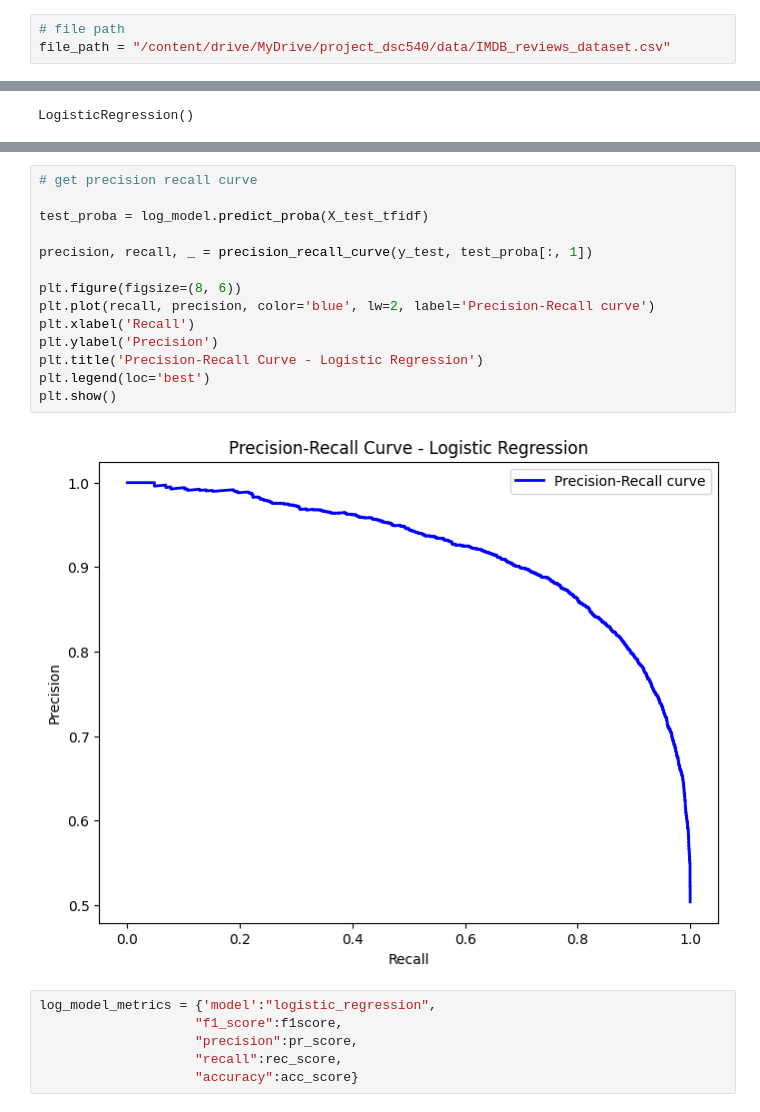
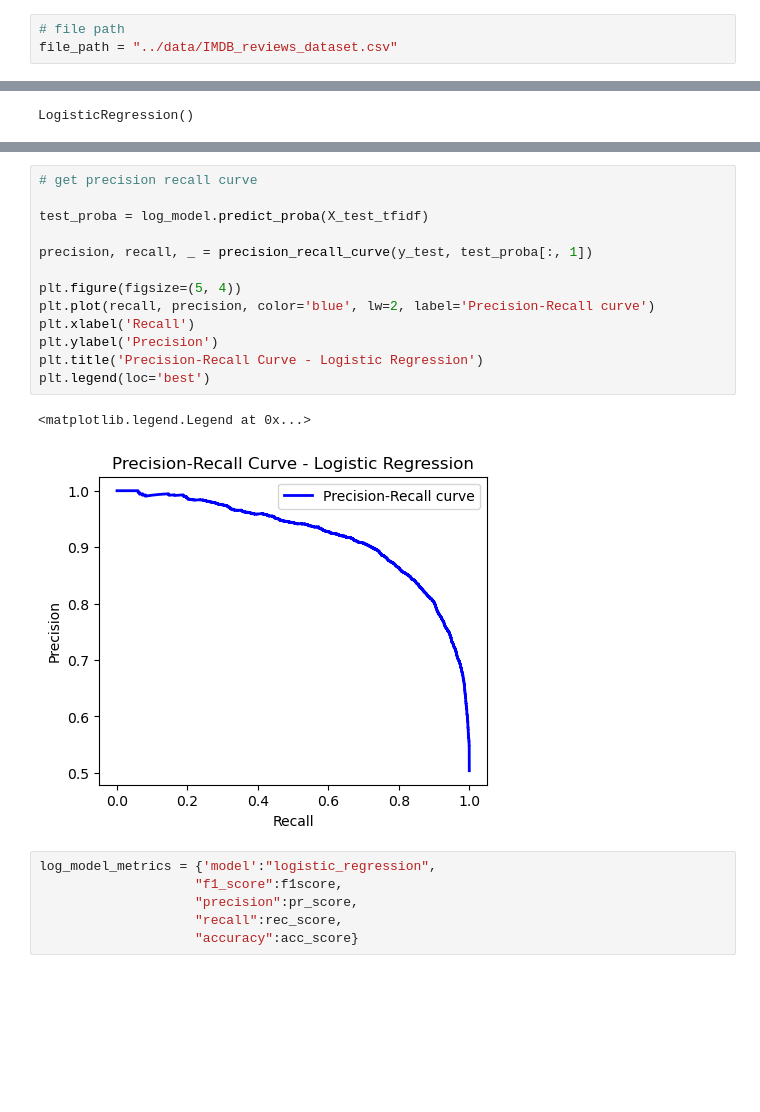
Before and after one commit to kushalnavghare/movie-review-sentiment-analysis, a Jupyter notebook: code/TraditionalML_MovieSentimentAnalysis.ipynb, the cells around one changed output, grey strips where cells are left out. Cells and saved outputs as stored; diff of their text form; blank space fills up the shorter version.

Commit message:
update plots

```diff
--- a/code/TraditionalML_MovieSentimentAnalysis.ipynb
+++ b/code/TraditionalML_MovieSentimentAnalysis.ipynb
@@ -60,7 +74,7 @@ drive/  sample_data/
 Dataset: [https://www.kaggle.com/datasets/lakshmi25npathi/imdb-dataset-of-50k-movie-reviews](https://www.kaggle.com/datasets/lakshmi25npathi/imdb-dataset-of-50k-movie-reviews)
 # %%
 # file path
-file_path = "/content/drive/MyDrive/project_dsc540/data/IMDB_reviews_dataset.csv"
+file_path = "../data/IMDB_reviews_dataset.csv"
 # %%
 # read data
 df = pd.read_csv(file_path)
@@ -299,19 +315,19 @@ plt.show()
 # %%
 # get precision recall curve
 
 test_proba = log_model.predict_proba(X_test_tfidf)
 
 precision, recall, _ = precision_recall_curve(y_test, test_proba[:, 1])
 
-plt.figure(figsize=(8, 6))
+plt.figure(figsize=(5, 4))
 plt.plot(recall, precision, color='blue', lw=2, label='Precision-Recall curve')
 plt.xlabel('Recall')
 plt.ylabel('Precision')
 plt.title('Precision-Recall Curve - Logistic Regression')
 plt.legend(loc='best')
-plt.show()
 # %% [output]
+<matplotlib.legend.Legend at 0x...>
-[figure, old version]
+[figure, new version]
 # %%
 log_model_metrics = {'model':"logistic_regression",
                     "f1_score":f1score,
```
Also changed, not shown: parts of 42 cells of this notebook.
